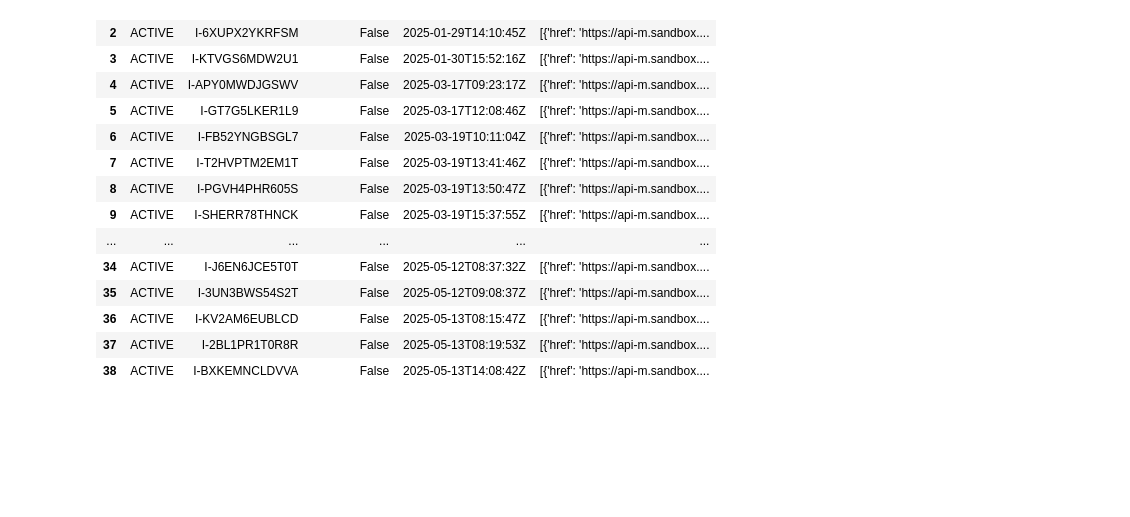
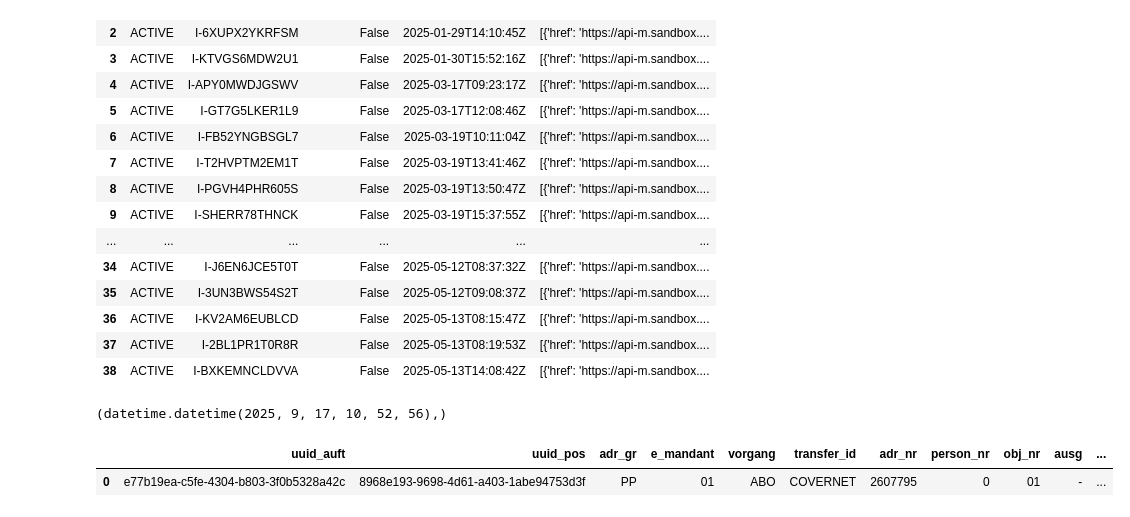
Before and after one commit to ppzvbb/cover_paypal_data_analysis, a Jupyter notebook: notebook.ipynb, the cells around one changed output. Drawn from its saved outputs; the diff is of its cells as text; code cells hidden in the pictures; blank space fills up the shorter version.

Commit message:
oracle connection

```diff
--- a/notebook.ipynb
+++ b/notebook.ipynb
@@ -139,9 +139,9 @@ import oracledb
 
 # Connect using username/password
 connection = oracledb.connect(
-    user="your_username",
-    password="your_password",
-    dsn="host:port/service_name"  # e.g. "localhost:1521/XEPDB1"
+    user="covtest",
+    password="cov0130test",
+    dsn="172.20.160.35:1521/cover"  # e.g. "localhost:1521/XEPDB1"
 )
 
 cursor = connection.cursor()
@@ -152,3 +152,5 @@ for row in cursor:
 
 cursor.close()
 connection.close()
+# %% [output]
+(datetime.datetime(2025, 9, 17, 10, 52, 56),)
@@ -157,0 +157,16 @@ df_cover.head()
+# %%
+from sqlalchemy import create_engine
+
+user = os.getenv("ORACLE_USER")
+password = os.getenv("ORACLE_PASSWORD")
+host = os.getenv("ORACLE_HOST")
+port = os.getenv("ORACLE_PORT")
+service = os.getenv("ORACLE_SERVICE_NAME")
+
+engine = create_engine(f"oracle+oracledb://{user}:{password}@{host}:{port}/?service_name={service}")
+
+df = pd.read_sql("SELECT * FROM uuidref WHERE ROWNUM = 1", con=engine)
+df
+# %% [output]
+|  | uuid_auft | uuid_pos | adr_gr | e_mandant | vorgang | transfer_id | adr_nr | person_nr | obj_nr | ausg | ... |
+| 0 | e77b19ea-c5fe-4304-b803-3f0b5328a42c | 8968e193-9698-4d61-a403-1abe94753d3f | PP | 01 | ABO | COVERNET | 2607795 | 0 | 01 | - | ... |
```
Also changed, not shown: parts of 1 cell of this notebook, 2 other files.
